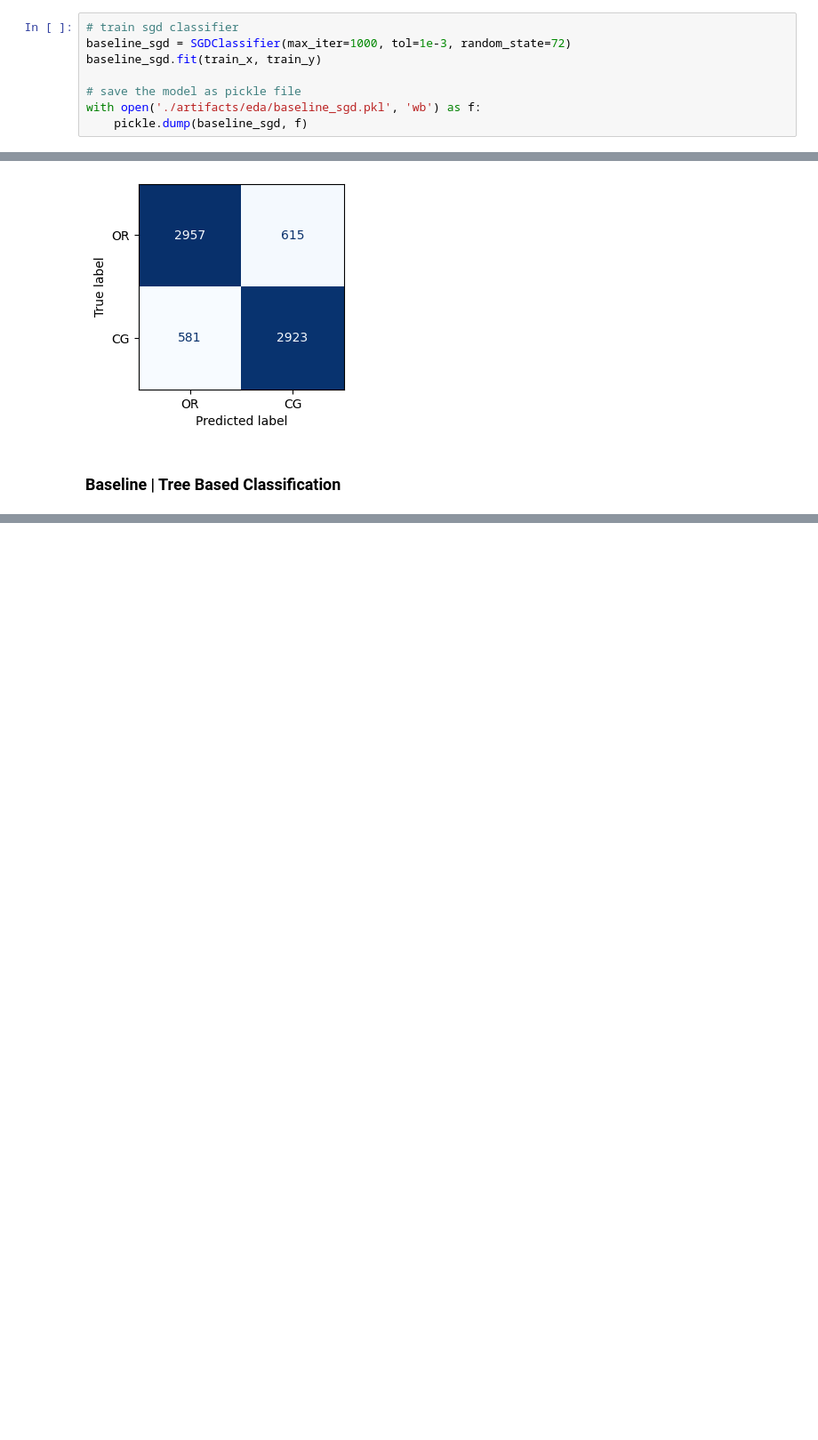
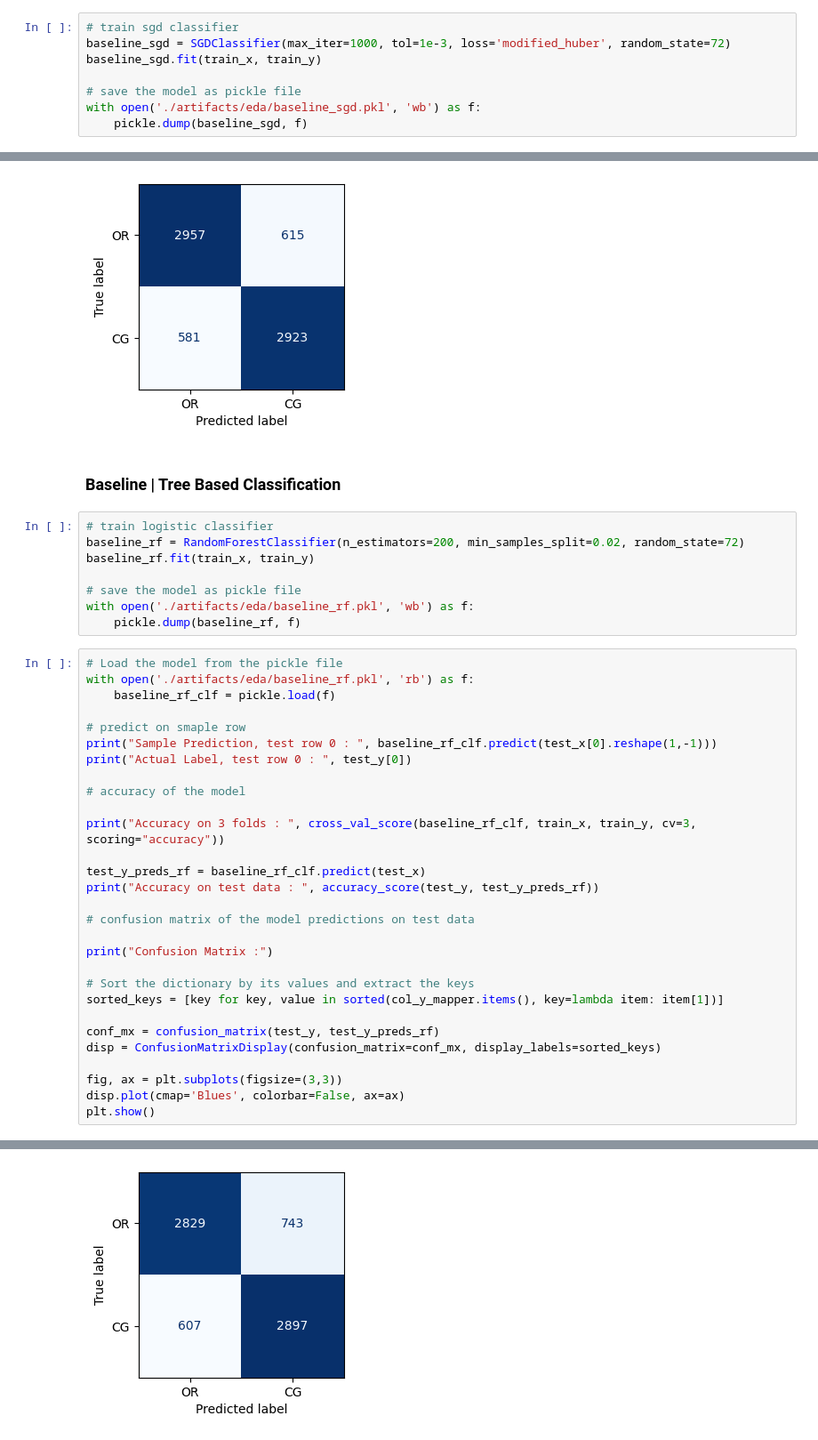
Before and after one commit to quickSilverShanks/ReviewSentinel, a Jupyter notebook: data_profiling.ipynb, the cells around one changed output, grey strips where cells are left out. Shown: that part at 89% size. Saved outputs shown, nothing was run; the diff lists cells and outputs as text; blank space fills up the shorter version.

Commit message:
upload complete eda codes
-- upload complete data profiling notebook
-- added randomforest baseline model
-- added baseline comparison codes

```diff
--- a/data_profiling.ipynb
+++ b/data_profiling.ipynb
@@ -521,7 +523,7 @@ train_x, train_y, train_xcols, train_ycols = get_xydata(file_path, "processed_re
 test_x, test_y, test_xcols, test_ycols = get_xydata(file_path, "processed_reviews_test_v1.pkl", col_text, vectorizer_file, cols_x, col_y, col_y_mapper)
 # %%
 # train sgd classifier
-baseline_sgd = SGDClassifier(max_iter=1000, tol=1e-3, random_state=72)
+baseline_sgd = SGDClassifier(max_iter=1000, tol=1e-3, loss='modified_huber', random_state=72)
 baseline_sgd.fit(train_x, train_y)
 
 # save the model as pickle file
@@ -611,3 +613,41 @@ Confusion Matrix :
 [figure]
 # %% [markdown]
 ### Baseline | Tree Based Classification
+# %%
+# train logistic classifier
+baseline_rf = RandomForestClassifier(n_estimators=200, min_samples_split=0.02, random_state=72)
+baseline_rf.fit(train_x, train_y)
+
+# save the model as pickle file
+with open('./artifacts/eda/baseline_rf.pkl', 'wb') as f:
+    pickle.dump(baseline_rf, f)
+# %%
+# Load the model from the pickle file
+with open('./artifacts/eda/baseline_rf.pkl', 'rb') as f:
+    baseline_rf_clf = pickle.load(f)
+
+# predict on smaple row
+print("Sample Prediction, test row 0 : ", baseline_rf_clf.predict(test_x[0].reshape(1,-1)))
+print("Actual Label, test row 0 : ", test_y[0])
+
+# accuracy of the model
+
+print("Accuracy on 3 folds : ", cross_val_score(baseline_rf_clf, train_x, train_y, cv=3, scoring="accuracy"))
+
+test_y_preds_rf = baseline_rf_clf.predict(test_x)
+print("Accuracy on test data : ", accuracy_score(test_y, test_y_preds_rf))
+
+# confusion matrix of the model predictions on test data
+
+print("Confusion Matrix :")
+
+# Sort the dictionary by its values and extract the keys
+sorted_keys = [key for key, value in sorted(col_y_mapper.items(), key=lambda item: item[1])]
+
+conf_mx = confusion_matrix(test_y, test_y_preds_rf)
+disp = ConfusionMatrixDisplay(confusion_matrix=conf_mx, display_labels=sorted_keys)
+
+fig, ax = plt.subplots(figsize=(3,3))
+disp.plot(cmap='Blues', colorbar=False, ax=ax)
+plt.show()
+# %% [output]
@@ -613,0 +659 @@ Confusion Matrix :
+[figure, added]
```
Also changed, not shown: parts of 6 cells of this notebook, 2 other files.
